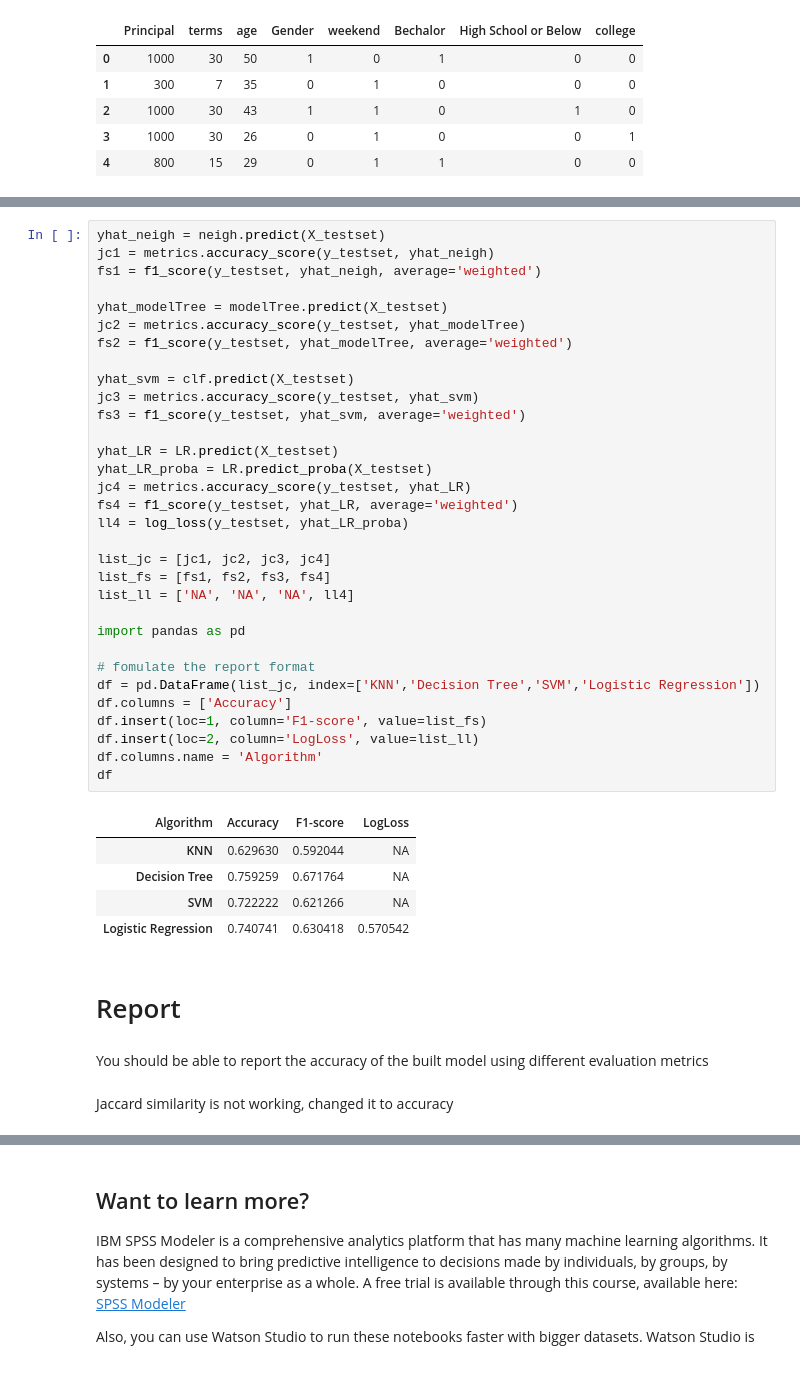
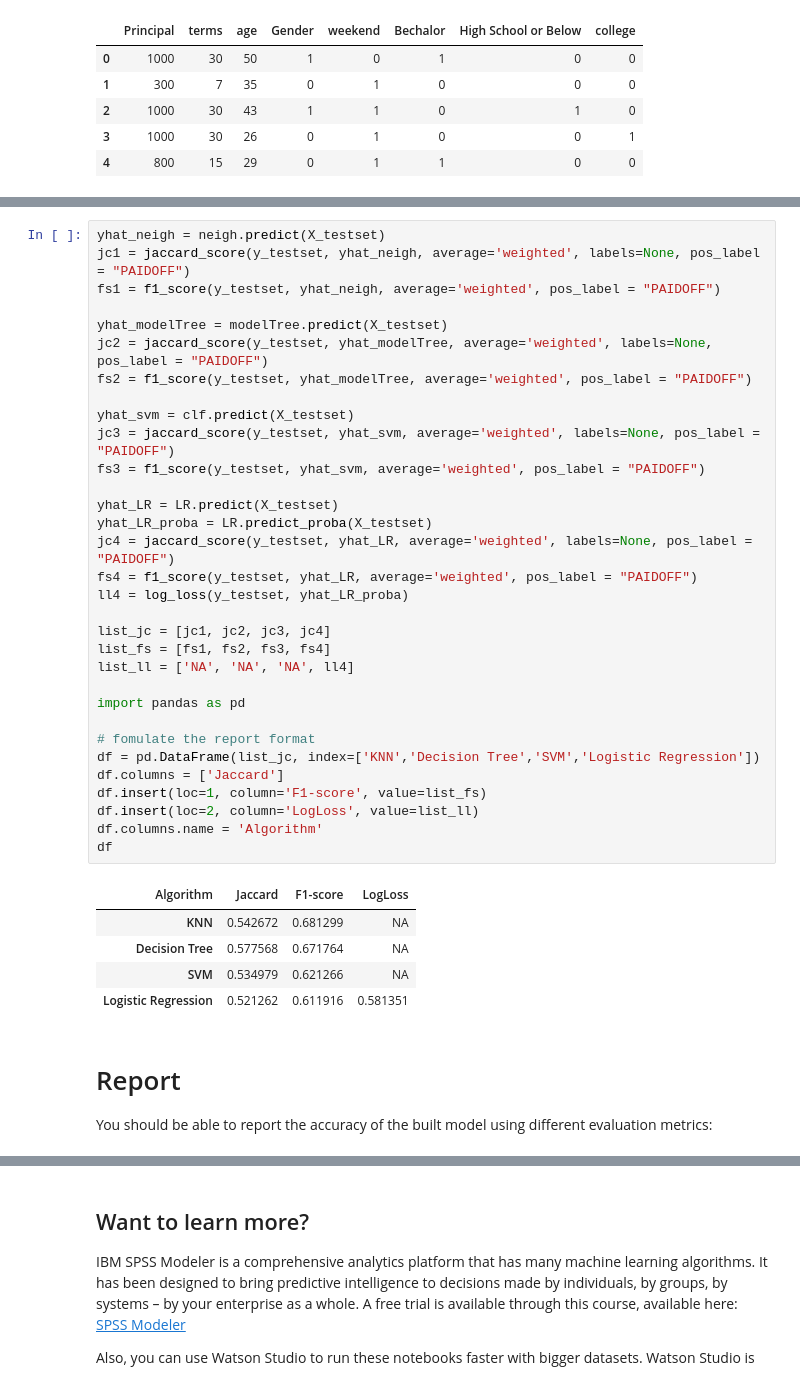
Before and after one commit to dfvillanueva/coursera-capstone-project, a Jupyter notebook: Machine Learning with Python Assignment Notebook.ipynb, the cells around one changed output, grey strips where cells are left out. Saved outputs shown, nothing was run; the diff lists cells and outputs as text.

```diff
--- a/Machine Learning with Python Assignment Notebook.ipynb
+++ b/Machine Learning with Python Assignment Notebook.ipynb
@@ -507,45 +515,43 @@ array([0., 0., 0., 0., 0.])
 # %%
 yhat_neigh = neigh.predict(X_testset)
-jc1 = metrics.accuracy_score(y_testset, yhat_neigh)
-fs1 = f1_score(y_testset, yhat_neigh, average='weighted')
+jc1 = jaccard_score(y_testset, yhat_neigh, average='weighted', labels=None, pos_label = "PAIDOFF")
+fs1 = f1_score(y_testset, yhat_neigh, average='weighted', pos_label = "PAIDOFF")
 
 yhat_modelTree = modelTree.predict(X_testset)
-jc2 = metrics.accuracy_score(y_testset, yhat_modelTree)
-fs2 = f1_score(y_testset, yhat_modelTree, average='weighted')
+jc2 = jaccard_score(y_testset, yhat_modelTree, average='weighted', labels=None, pos_label = "PAIDOFF")
+fs2 = f1_score(y_testset, yhat_modelTree, average='weighted', pos_label = "PAIDOFF")
 
 yhat_svm = clf.predict(X_testset)
-jc3 = metrics.accuracy_score(y_testset, yhat_svm)
-fs3 = f1_score(y_testset, yhat_svm, average='weighted')
+jc3 = jaccard_score(y_testset, yhat_svm, average='weighted', labels=None, pos_label = "PAIDOFF")
+fs3 = f1_score(y_testset, yhat_svm, average='weighted', pos_label = "PAIDOFF")
 
 yhat_LR = LR.predict(X_testset)
 yhat_LR_proba = LR.predict_proba(X_testset)
-jc4 = metrics.accuracy_score(y_testset, yhat_LR)
-fs4 = f1_score(y_testset, yhat_LR, average='weighted')
+jc4 = jaccard_score(y_testset, yhat_LR, average='weighted', labels=None, pos_label = "PAIDOFF")
+fs4 = f1_score(y_testset, yhat_LR, average='weighted', pos_label = "PAIDOFF")
 ll4 = log_loss(y_testset, yhat_LR_proba)
 
 list_jc = [jc1, jc2, jc3, jc4]
 list_fs = [fs1, fs2, fs3, fs4]
 list_ll = ['NA', 'NA', 'NA', ll4]
 
 import pandas as pd
 
 # fomulate the report format
 df = pd.DataFrame(list_jc, index=['KNN','Decision Tree','SVM','Logistic Regression'])
-df.columns = ['Accuracy']
+df.columns = ['Jaccard']
 df.insert(loc=1, column='F1-score', value=list_fs)
 df.insert(loc=2, column='LogLoss', value=list_ll)
 df.columns.name = 'Algorithm'
 df
 # %% [output]
-| Algorithm | Accuracy | F1-score | LogLoss |
-| KNN | 0.629630 | 0.592044 | NA |
-| Decision Tree | 0.759259 | 0.671764 | NA |
-| SVM | 0.722222 | 0.621266 | NA |
-| Logistic Regression | 0.740741 | 0.630418 | 0.570542 |
+| Algorithm | Jaccard | F1-score | LogLoss |
+| KNN | 0.542672 | 0.681299 | NA |
+| Decision Tree | 0.577568 | 0.671764 | NA |
+| SVM | 0.534979 | 0.621266 | NA |
+| Logistic Regression | 0.521262 | 0.611916 | 0.581351 |
-# %% [markdown]
-# Report
 # %% [markdown]
-You should be able to report the accuracy of the built model using different evaluation metrics
+# Report
+
+You should be able to report the accuracy of the built model using different evaluation metrics:
-# %% [markdown]
-Jaccard similarity is not working, changed it to accuracy
 # %% [markdown]
```
Also changed, not shown: parts of 17 cells of this notebook.
